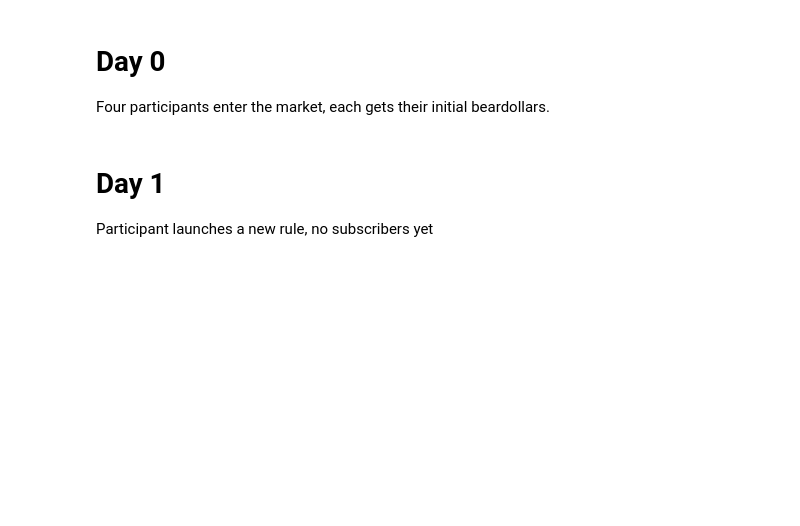
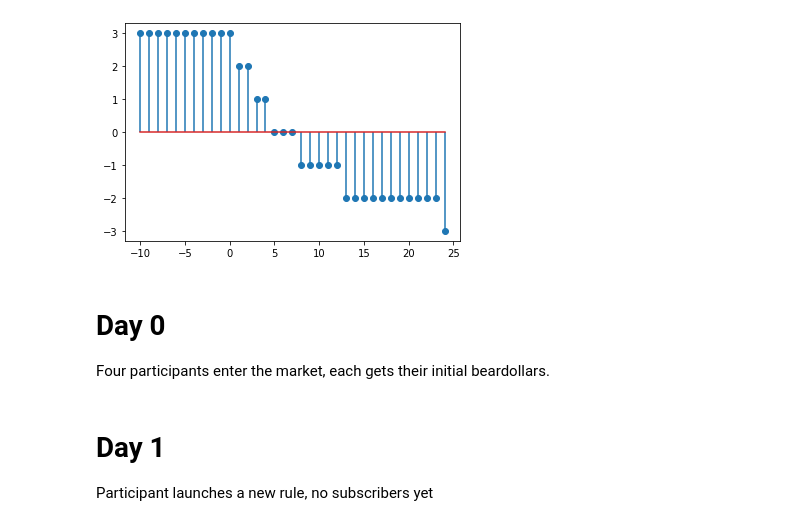
Before and after one commit to janlucasdeinhard/pyfiles, a Jupyter notebook: 16_PROJECT_SHS/DQ Marketplace finished.ipynb, the cells around one changed output. Saved outputs shown, nothing was run; the diff lists cells and outputs as text; code cells hidden in the pictures; blank space fills up the shorter version.

```diff
--- a/16_PROJECT_SHS/DQ Marketplace finished.ipynb
+++ b/16_PROJECT_SHS/DQ Marketplace finished.ipynb
@@ -8,3 +10,30 @@ import pandas as pd
 
 import plotly.graph_objects as go
 from plotly.subplots import make_subplots
+# %%
+# Params
+
+# Initial Case Value
+R0 = 2
+# Minimal Case Value, in case never solved
+Rinf = -3
+# Time until which reward function turns penalty function, i.e. the zero of reward function [days]
+Tpenalty = 5
+
+# Derived quantities
+
+# Reward Range
+Rr = R0 - Rinf
+# Kappa measures decay, base for the exponential - selected from parameters such that above zero and limits are reached
+kappa = np.exp(-np.log(1-R0/Rr)/Tpenalty)
+
+# Penalty Function
+f = lambda x: np.round((R0 - Rr*(1 - kappa**(-np.max([0,x])+1))))
+
+days = np.arange(-10,25)
+penalty = [f(d) for d in days]
+
+plt.stem(days,penalty)
+plt.show()
+# %% [output]
+[figure, added]
```
Also changed, not shown: parts of 15 cells of this notebook, 1 other file.
